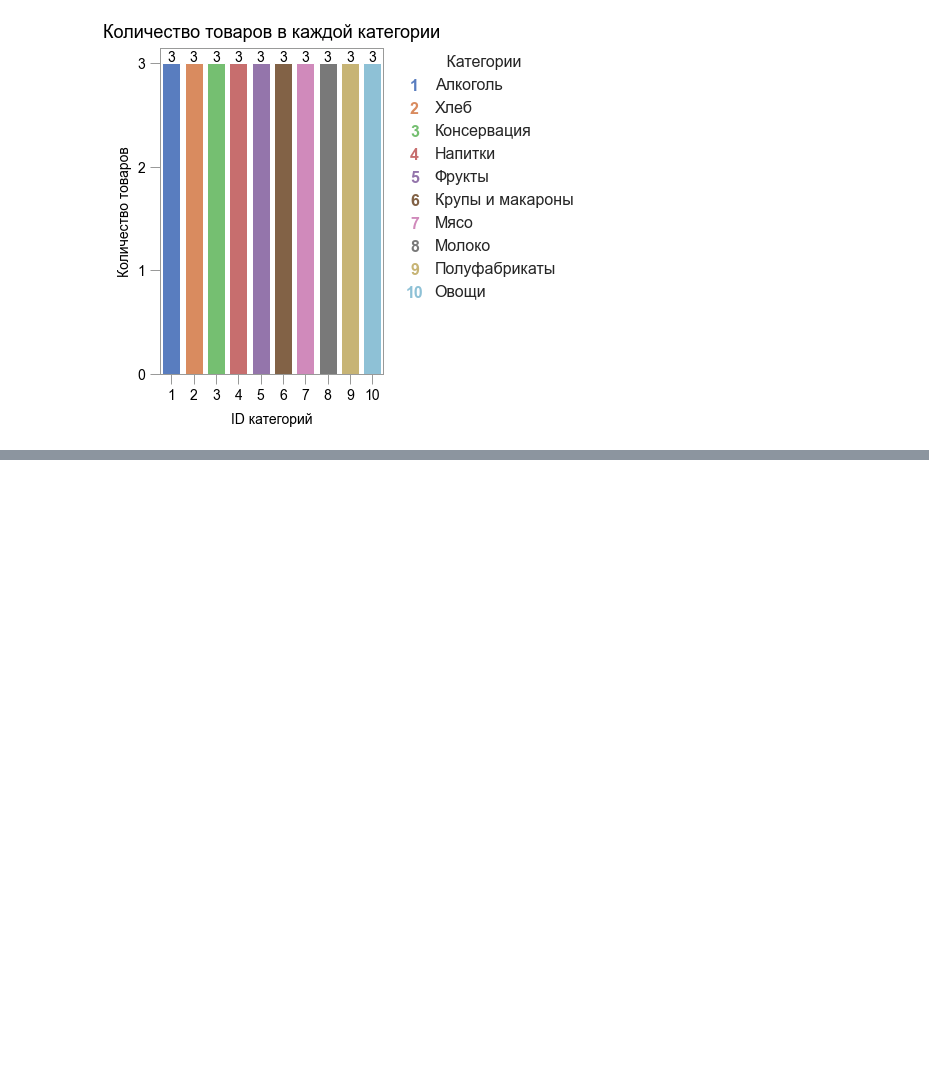
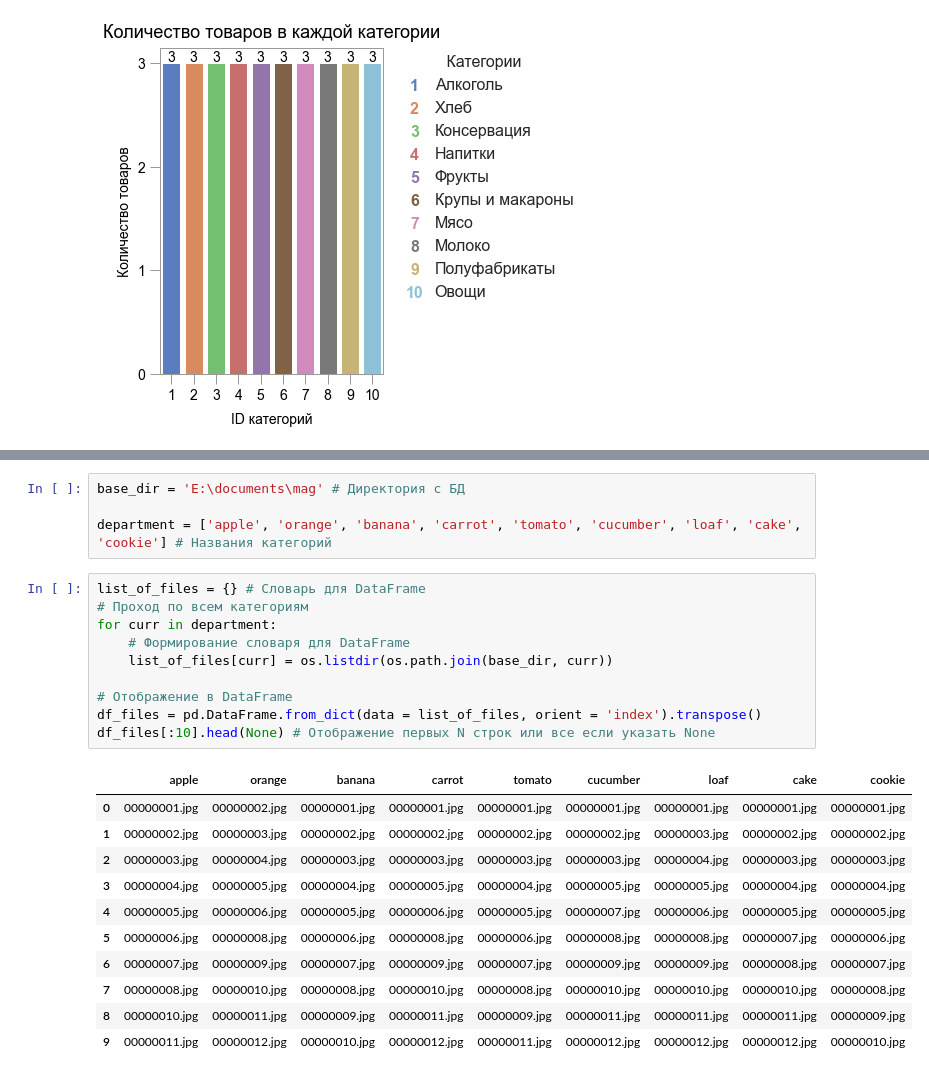
Before and after one commit to Eorthus/stud, a Jupyter notebook: Untitled1.ipynb, the cells around one changed output, grey strips where cells are left out. Drawn from its saved outputs; the diff is of its cells as text; blank space fills up the shorter version.

```diff
--- a/Untitled1.ipynb
+++ b/Untitled1.ipynb
@@ -396,0 +1266,26 @@ TypeError: a bytes-like object is required, not 'str'
+# %%
+base_dir = 'E:\documents\mag' # Директория с БД
+
+department = ['apple', 'orange', 'banana', 'carrot', 'tomato', 'cucumber', 'loaf', 'cake', 'cookie'] # Названия категорий
+# %%
+list_of_files = {} # Словарь для DataFrame
+# Проход по всем категориям
+for curr in department:
+    # Формирование словаря для DataFrame
+    list_of_files[curr] = os.listdir(os.path.join(base_dir, curr))
+
+# Отображение в DataFrame
+df_files = pd.DataFrame.from_dict(data = list_of_files, orient = 'index').transpose()
+df_files[:10].head(None) # Отображение первых N строк или все если указать None
+# %% [output]
+|  | apple | orange | banana | carrot | tomato | cucumber | loaf | cake | cookie |
+| 0 | 00000001.jpg | 00000002.jpg | 00000001.jpg | 00000001.jpg | 00000001.jpg | 00000001.jpg | 00000001.jpg | 00000001.jpg | 00000001.jpg |
+| 1 | 00000002.jpg | 00000003.jpg | 00000002.jpg | 00000002.jpg | 00000002.jpg | 00000002.jpg | 00000003.jpg | 00000002.jpg | 00000002.jpg |
+| 2 | 00000003.jpg | 00000004.jpg | 00000003.jpg | 00000003.jpg | 00000003.jpg | 00000003.jpg | 00000004.jpg | 00000003.jpg | 00000003.jpg |
+| 3 | 00000004.jpg | 00000005.jpg | 00000004.jpg | 00000005.jpg | 00000004.jpg | 00000005.jpg | 00000005.jpg | 00000004.jpg | 00000004.jpg |
+| 4 | 00000005.jpg | 00000006.jpg | 00000005.jpg | 00000006.jpg | 00000005.jpg | 00000007.jpg | 00000006.jpg | 00000005.jpg | 00000005.jpg |
+| 5 | 00000006.jpg | 00000008.jpg | 00000006.jpg | 00000008.jpg | 00000006.jpg | 00000008.jpg | 00000008.jpg | 00000007.jpg | 00000006.jpg |
+| 6 | 00000007.jpg | 00000009.jpg | 00000007.jpg | 00000009.jpg | 00000007.jpg | 00000009.jpg | 00000009.jpg | 00000008.jpg | 00000007.jpg |
+| 7 | 00000008.jpg | 00000010.jpg | 00000008.jpg | 00000010.jpg | 00000008.jpg | 00000010.jpg | 00000010.jpg | 00000010.jpg | 00000008.jpg |
+| 8 | 00000010.jpg | 00000011.jpg | 00000009.jpg | 00000011.jpg | 00000009.jpg | 00000011.jpg | 00000011.jpg | 00000011.jpg | 00000009.jpg |
+| 9 | 00000011.jpg | 00000012.jpg | 00000010.jpg | 00000012.jpg | 00000011.jpg | 00000012.jpg | 00000012.jpg | 00000012.jpg | 00000010.jpg |
```
Also changed, not shown: parts of 24 cells of this notebook.
